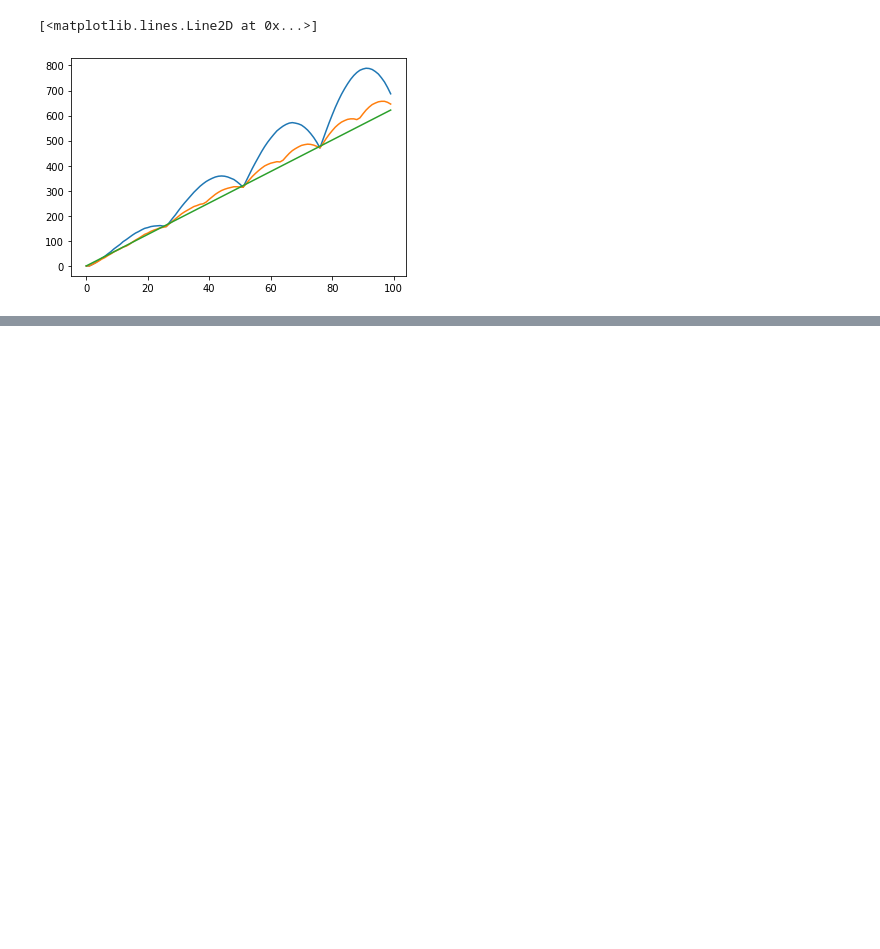
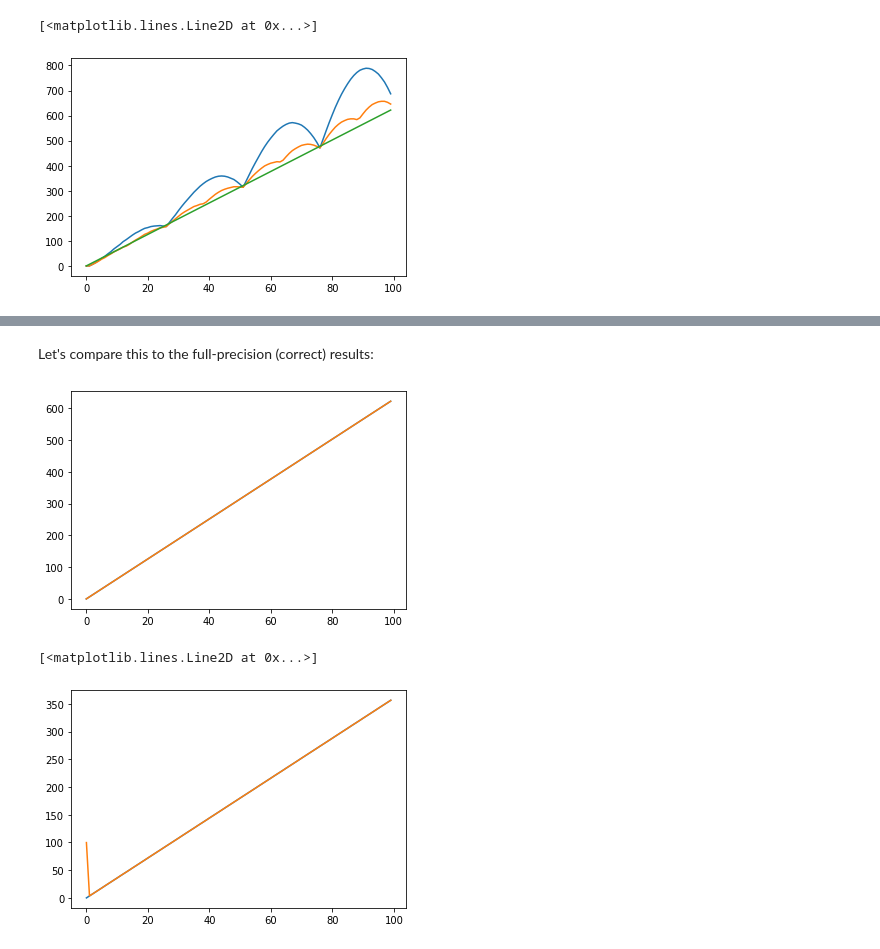
Before and after one commit to newhouseb/alldigitalradio, a Jupyter notebook: research/Trigonometry.ipynb, the cells around one changed output, grey strips where cells are left out. Cells and saved outputs as stored; diff of their text form; code cells hidden in the pictures; blank space fills up the shorter version.

Commit message:
Finish up Cordic

```diff
--- a/research/Trigonometry.ipynb
+++ b/research/Trigonometry.ipynb
@@ -59,0 +72,48 @@ Cordic is an old but brilliant algorithm to compute a variety of trigonometric f
+# %%
+def cordic(x, y, stages=10):
+    # Cordic steps only sum up to about 90deg so for angles beyond that we need to add a bit of extra logic
+    flip = False
+    if x < 0:
+        x = -x
+        flip = True
+
+    angle = 0
+    K = 1
+
+    for i in range(stages):
+        K *= np.cos(np.arctan(2**-i))
+        if y < 0:
+            xn = x - y*2**-i
+            yn = y + x*2**-i
+            angle = angle - np.arctan(2**-i)
+        else:
+            xn = x + y*2**-i
+            yn = y - x*2**-i
+            angle = angle + np.arctan(2**-i)
+
+        # Reduce the precision but also make things nicer to print
+        x = xn
+        y = yn
+
+    angle = np.rad2deg(angle)
+    if flip:
+        angle = 180 - angle
+    if angle < 0:
+        angle += 360
+
+    return x*K, angle
+# %% [markdown]
+Let's compare this to the full-precision (correct) results:
+# %%
+# Plot the magnitude
+plt.plot(np.abs(inputs*100))
+plt.plot([cordic(np.real(i), np.imag(i))[0] for i in inputs*100])
+plt.show()
+
+# Plot the angle (in degrees)
+plt.plot(np.rad2deg(np.unwrap(np.angle(inputs*100))))
+plt.plot([cordic(np.real(i), np.imag(i))[1] for i in inputs*100])
+# %% [output]
+[figure, added]
+[<matplotlib.lines.Line2D at 0x...>]
+[figure, added]
```
Also changed, not shown: parts of 14 cells of this notebook, 1 other file.
